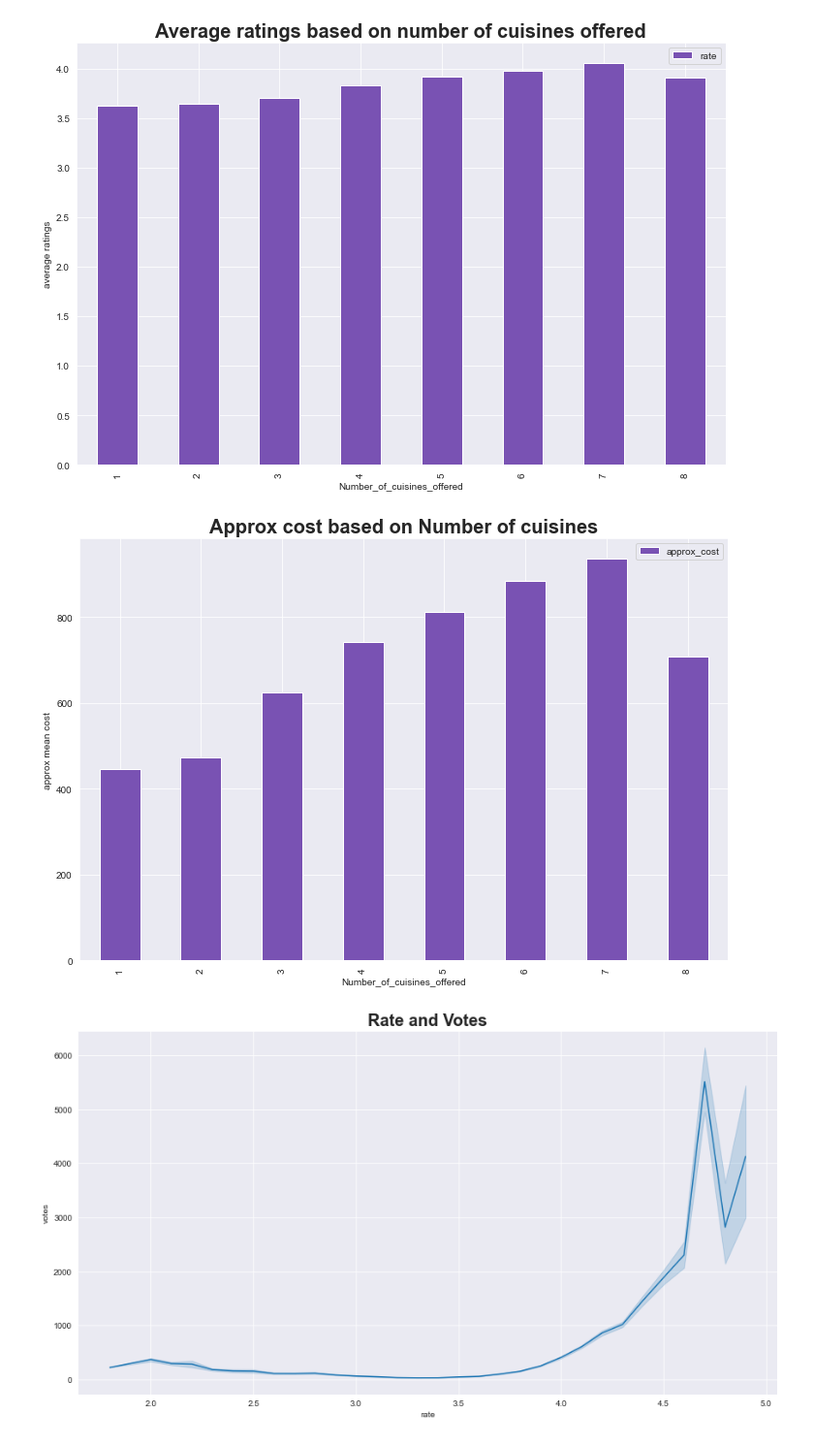
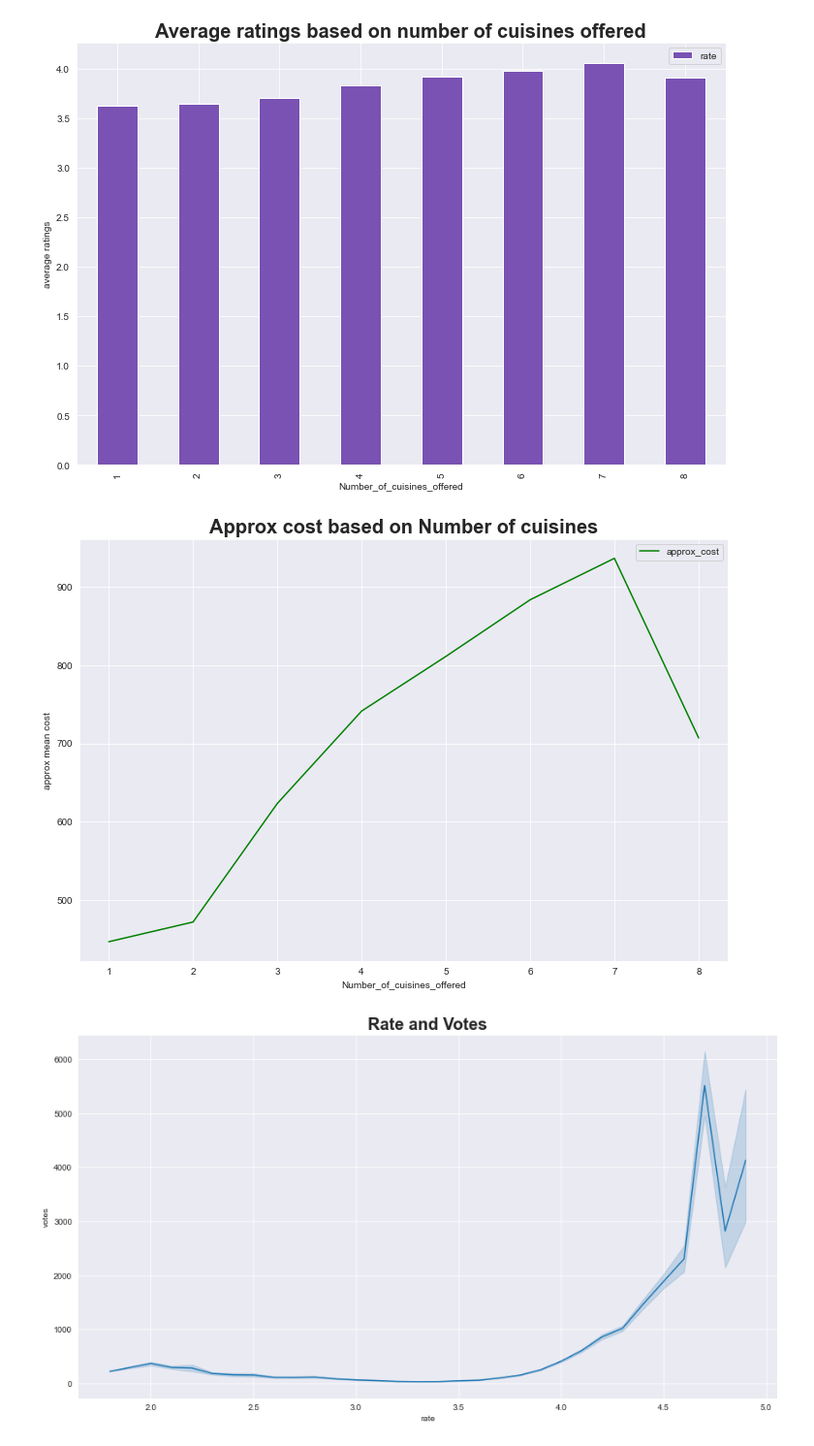
Before and after one commit to rohanmrb/Restaurant-Recommendation-System, a Jupyter notebook: EDA/first_draft.ipynb, the cells around one changed output. Shown at 97% size. Drawn from its saved outputs; the diff is of its cells as text; code cells hidden in the pictures.

```diff
--- a/EDA/first_draft.ipynb
+++ b/EDA/first_draft.ipynb
@@ -228,13 +223,13 @@ plt.show()
 # %%
 a = df.groupby('Number_of_cuisines_offered').agg({'approx_cost':'mean'})
 plt.rcParams["figure.figsize"] = (12,8)
-a.plot(kind='bar', color='#7952B3')
+a.plot(kind='line', color='green')
 plt.title('Approx cost based on Number of cuisines', fontsize=20, fontweight='bold')
 plt.ylabel('approx mean cost')
 plt.legend()
 plt.show()
 # %% [output]
-[figure, old version]
+[figure, new version]
 # %%
 plt.figure(figsize=(15,8))
 sns.lineplot(x='rate', y='votes', data=df)
```
Also changed, not shown: parts of 4 cells of this notebook, 1 other file.
